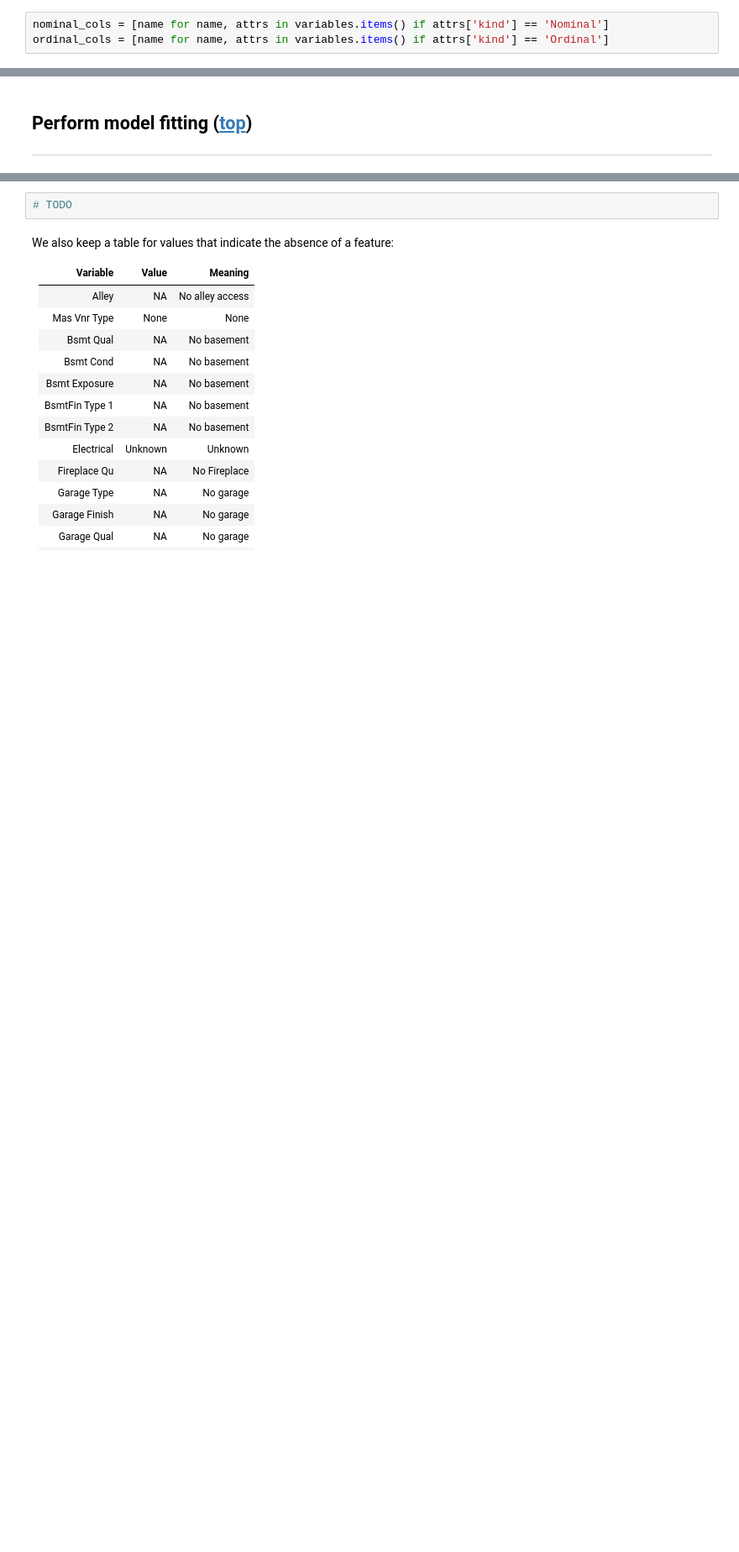
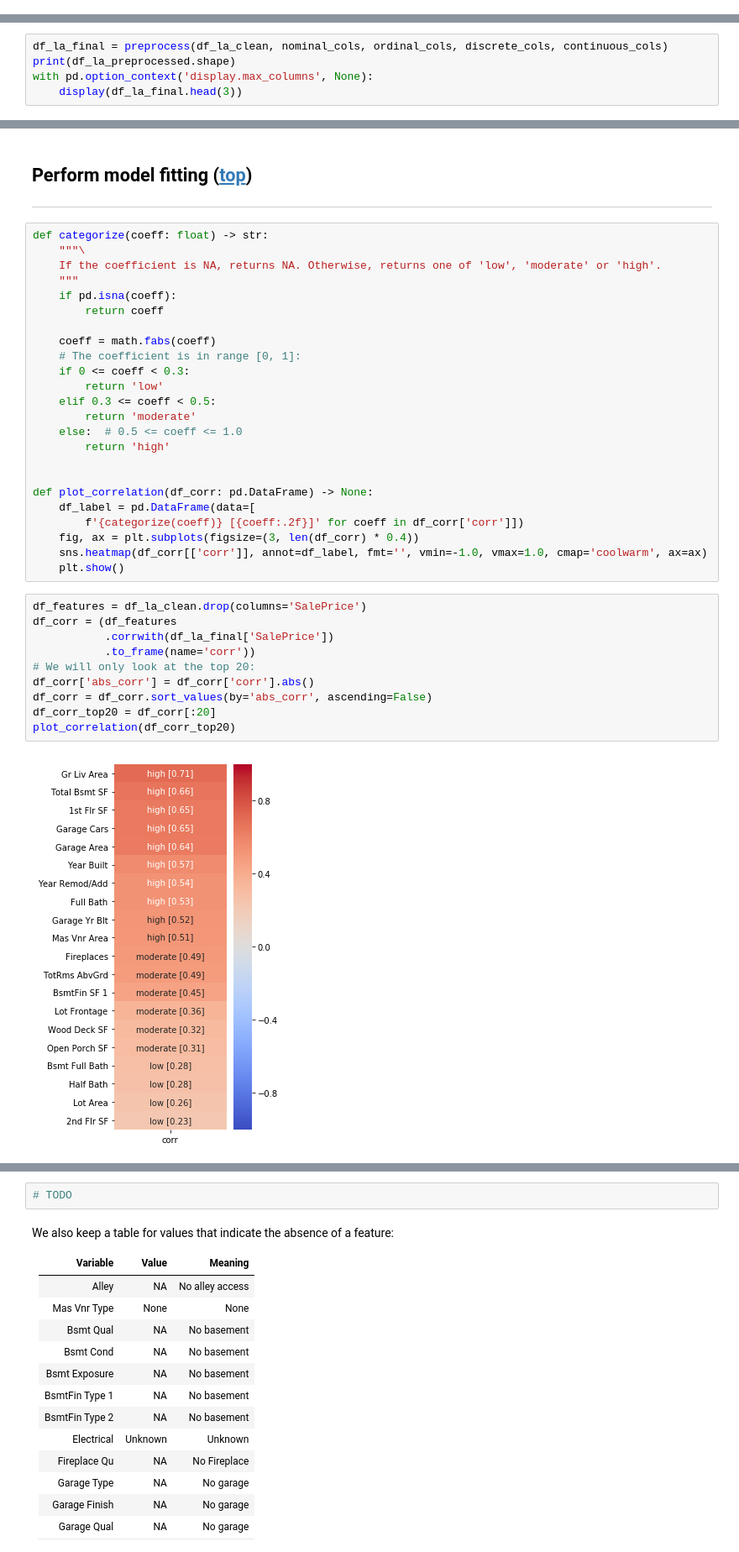
Before and after one commit to jeanrichard/epflx-adsml19-course3-project, a Jupyter notebook: house-prices/house-prices-solution-WIP.ipynb, the cells around one changed output, grey strips where cells are left out. Shown: that part at 84% size. Saved outputs shown, nothing was run; the diff lists cells and outputs as text; blank space fills up the shorter version.

```diff
--- a/house-prices/house-prices-solution-WIP.ipynb
+++ b/house-prices/house-prices-solution-WIP.ipynb
@@ -855,3 +880,0 @@ We encode nominal and ordinal variables.
-# %%
-nominal_cols = [name for name, attrs in variables.items() if attrs['kind'] == 'Nominal']
-ordinal_cols = [name for name, attrs in variables.items() if attrs['kind'] == 'Ordinal']
@@ -1075,0 +1108,5 @@ df_temp.shape
+# %%
+df_la_final = preprocess(df_la_clean, nominal_cols, ordinal_cols, discrete_cols, continuous_cols)
+print(df_la_preprocessed.shape)
+with pd.option_context('display.max_columns', None):
+    display(df_la_final.head(3))
@@ -1076,3 +1128,39 @@ df_temp.shape
 # %% [markdown]
 ## Perform model fitting<a name="stage-4"></a> ([top](#top))
 ---
+# %%
+def categorize(coeff: float) -> str:
+    """\
+    If the coefficient is NA, returns NA. Otherwise, returns one of 'low', 'moderate' or 'high'.
+    """
+    if pd.isna(coeff):
+        return coeff
+
+    coeff = math.fabs(coeff)
+    # The coefficient is in range [0, 1]:
+    if 0 <= coeff < 0.3:
+        return 'low'
+    elif 0.3 <= coeff < 0.5:
+        return 'moderate'
+    else:  # 0.5 <= coeff <= 1.0
+        return 'high'
+
+
+def plot_correlation(df_corr: pd.DataFrame) -> None:
+    df_label = pd.DataFrame(data=[
+        f'{categorize(coeff)} [{coeff:.2f}]' for coeff in df_corr['corr']])
+    fig, ax = plt.subplots(figsize=(3, len(df_corr) * 0.4))
+    sns.heatmap(df_corr[['corr']], annot=df_label, fmt='', vmin=-1.0, vmax=1.0, cmap='coolwarm', ax=ax)
+    plt.show()
+# %%
+df_features = df_la_clean.drop(columns='SalePrice')
+df_corr = (df_features
+           .corrwith(df_la_final['SalePrice'])
+           .to_frame(name='corr'))
+# We will only look at the top 20:
+df_corr['abs_corr'] = df_corr['corr'].abs()
+df_corr = df_corr.sort_values(by='abs_corr', ascending=False)
+df_corr_top20 = df_corr[:20]
+plot_correlation(df_corr_top20)
+# %% [output]
+[figure, added]
```
Also changed, not shown: parts of 79 cells of this notebook.
